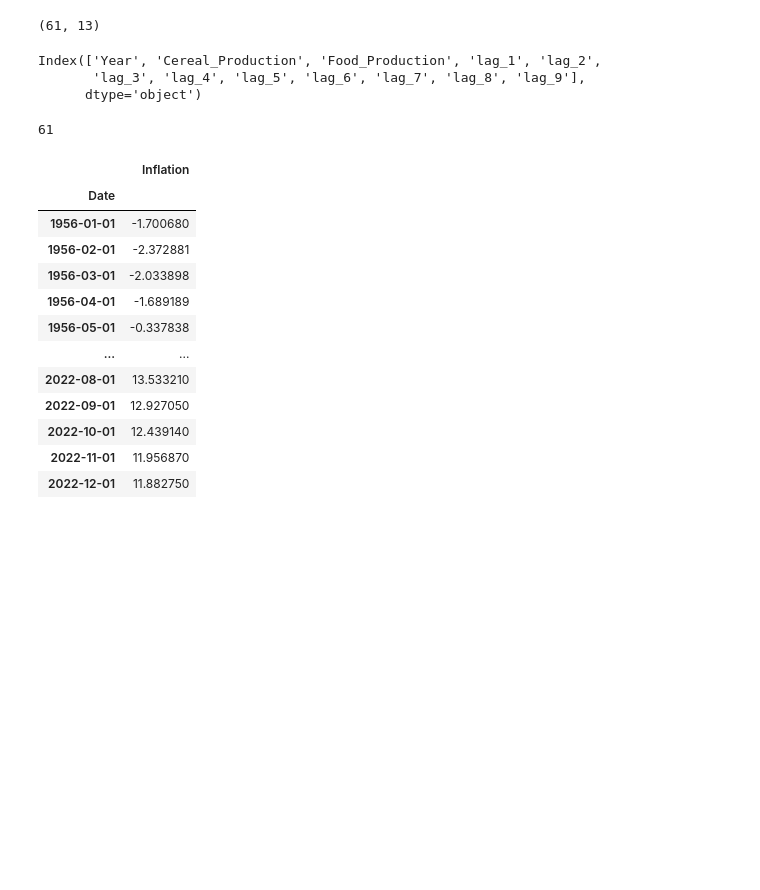
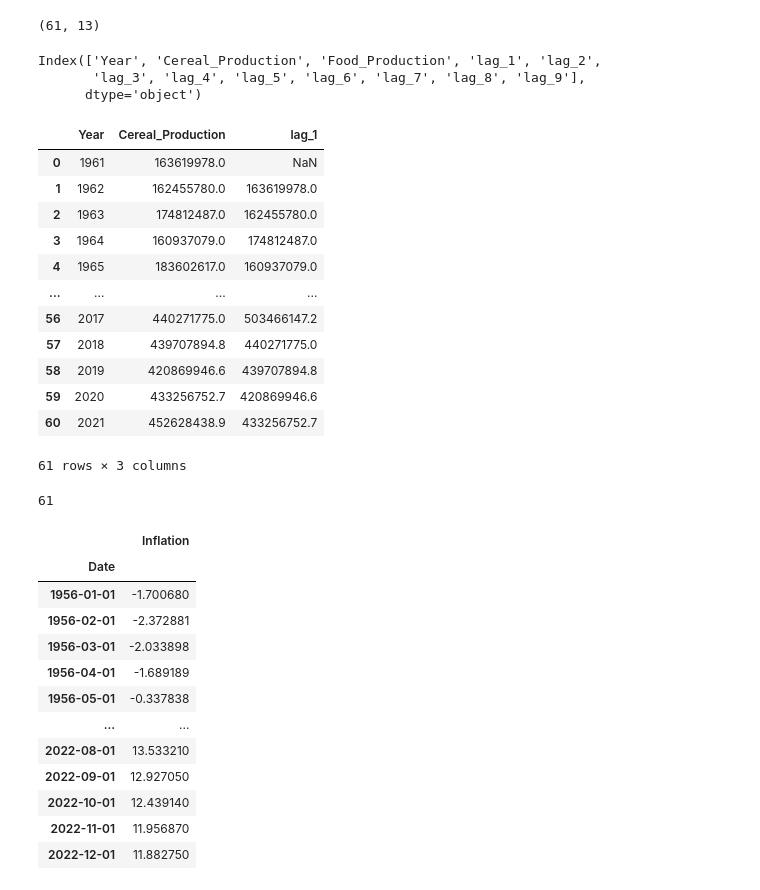
Before and after one commit to mkeohane01/food_inflation_analysis, a Jupyter notebook: notebooks/food_production.ipynb, the cells around one changed output. Cells and saved outputs as stored; diff of their text form; code cells hidden in the pictures; blank space fills up the shorter version.

```diff
--- a/notebooks/food_production.ipynb
+++ b/notebooks/food_production.ipynb
@@ -120,5 +158,23 @@ print(food_production.columns)
 Index(['Year', 'Cereal_Production', 'Food_Production', 'lag_1', 'lag_2',
        'lag_3', 'lag_4', 'lag_5', 'lag_6', 'lag_7', 'lag_8', 'lag_9'],
       dtype='object')
+# %%
+train_food_production = food_production[['Year','Cereal_Production','lag_1']]
+# %%
+train_food_production
+# %% [output]
+|  | Year | Cereal_Production | lag_1 |
+| 0 | 1961 | 163619978.0 | NaN |
+| 1 | 1962 | 162455780.0 | 163619978.0 |
+| 2 | 1963 | 174812487.0 | 162455780.0 |
+| 3 | 1964 | 160937079.0 | 174812487.0 |
+| 4 | 1965 | 183602617.0 | 160937079.0 |
+| ... | ... | ... | ... |
+| 56 | 2017 | 440271775.0 | 503466147.2 |
+| 57 | 2018 | 439707894.8 | 440271775.0 |
+| 58 | 2019 | 420869946.6 | 439707894.8 |
+| 59 | 2020 | 433256752.7 | 420869946.6 |
+| 60 | 2021 | 452628438.9 | 433256752.7 |
+61 rows × 3 columns
 # %%
 # save train data to the sqlite database as a new table named OCED_USA_FOOD_INFLATION
```
Also changed, not shown: parts of 6 cells of this notebook, 5 other files.
